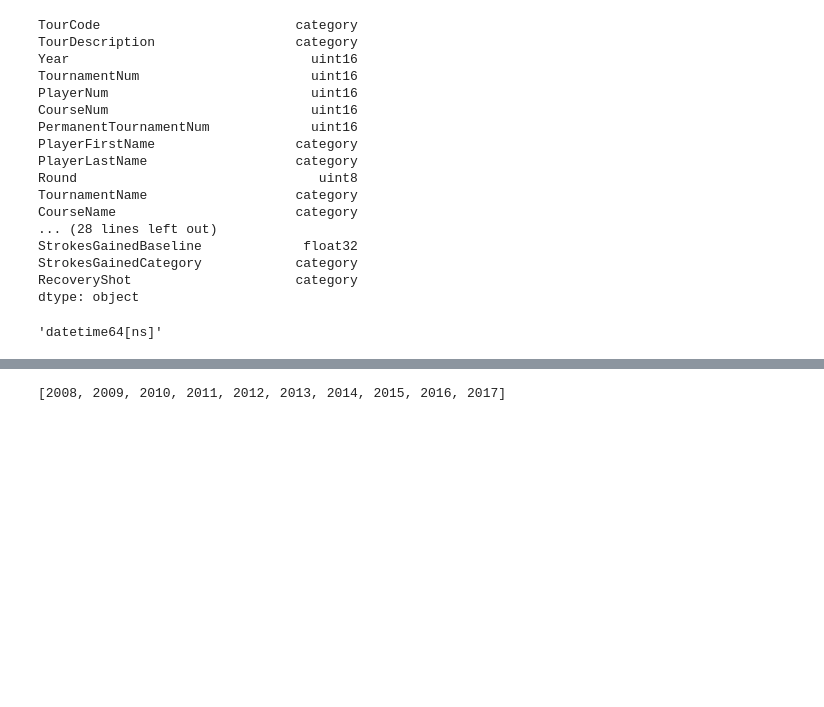
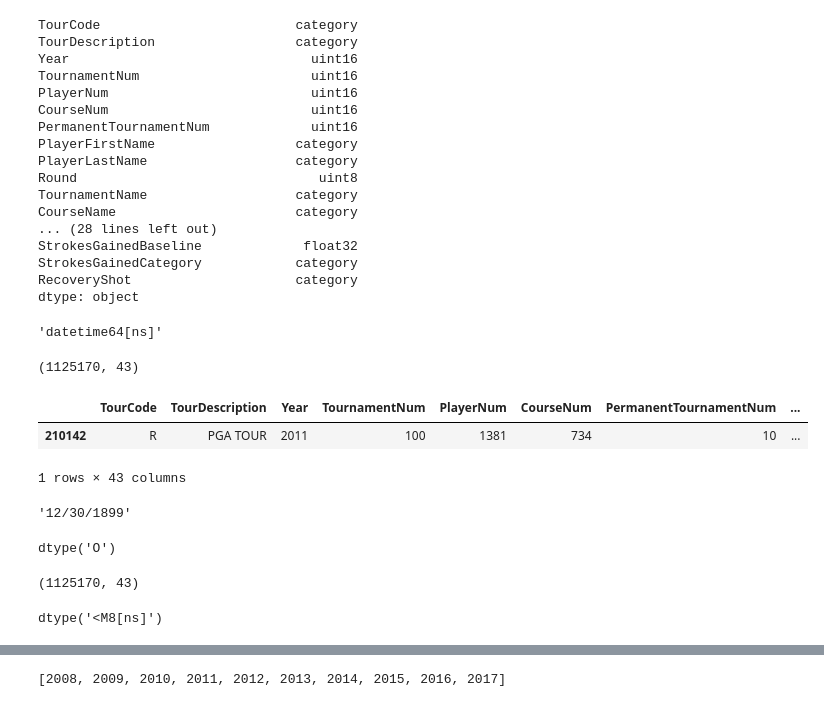
Before and after one commit to awfuldynne/golf_course_project, a Jupyter notebook: personal/andrewe/ShotLink Data from Library Scratch.ipynb, the cells around one changed output, grey strips where cells are left out. Cells and saved outputs as stored; diff of their text form; code cells hidden in the pictures; blank space fills up the shorter version.

```diff
--- a/personal/andrewe/ShotLink Data from Library Scratch.ipynb
+++ b/personal/andrewe/ShotLink Data from Library Scratch.ipynb
@@ -479,3 +480,31 @@ dtype: object
 str(foo['Date'].dtype)
 # %% [output]
 'datetime64[ns]'
+# %%
+foo = shotlink.get_shots([2011], data_path)
+foo.shape
+# %% [output]
+(1125170, 43)
+# %%
+foo[foo['Date'] == '12/30/1899']
+# %% [output]
+|  | TourCode | TourDescription | Year | TournamentNum | PlayerNum | CourseNum | PermanentTournamentNum | ... |
+| 210142 | R | PGA TOUR | 2011 | 100 | 1381 | 734 | 10 | ... |
+1 rows × 43 columns
+# %%
+foo.loc[210142]['Date']
+# %% [output]
+'12/30/1899'
+# %%
+foo.dtypes['Date']
+# %% [output]
+dtype('O')
+# %%
+foo_prepared = shotlink.prepare_shots(foo)
+foo_prepared.shape
+# %% [output]
+(1125170, 43)
+# %%
+foo_prepared.dtypes['Date']
+# %% [output]
+dtype('<M8[ns]')
```
Also changed, not shown: parts of 3 cells of this notebook, 2 other files.
